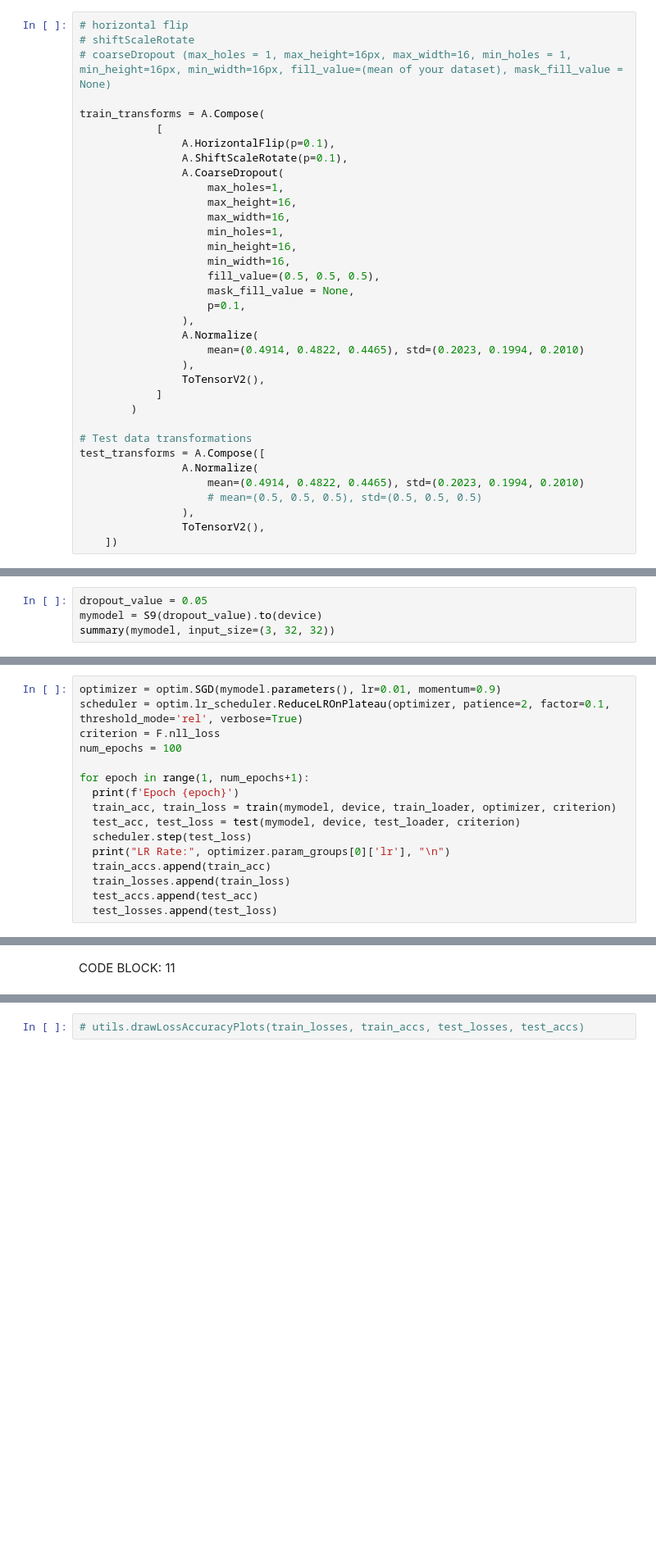
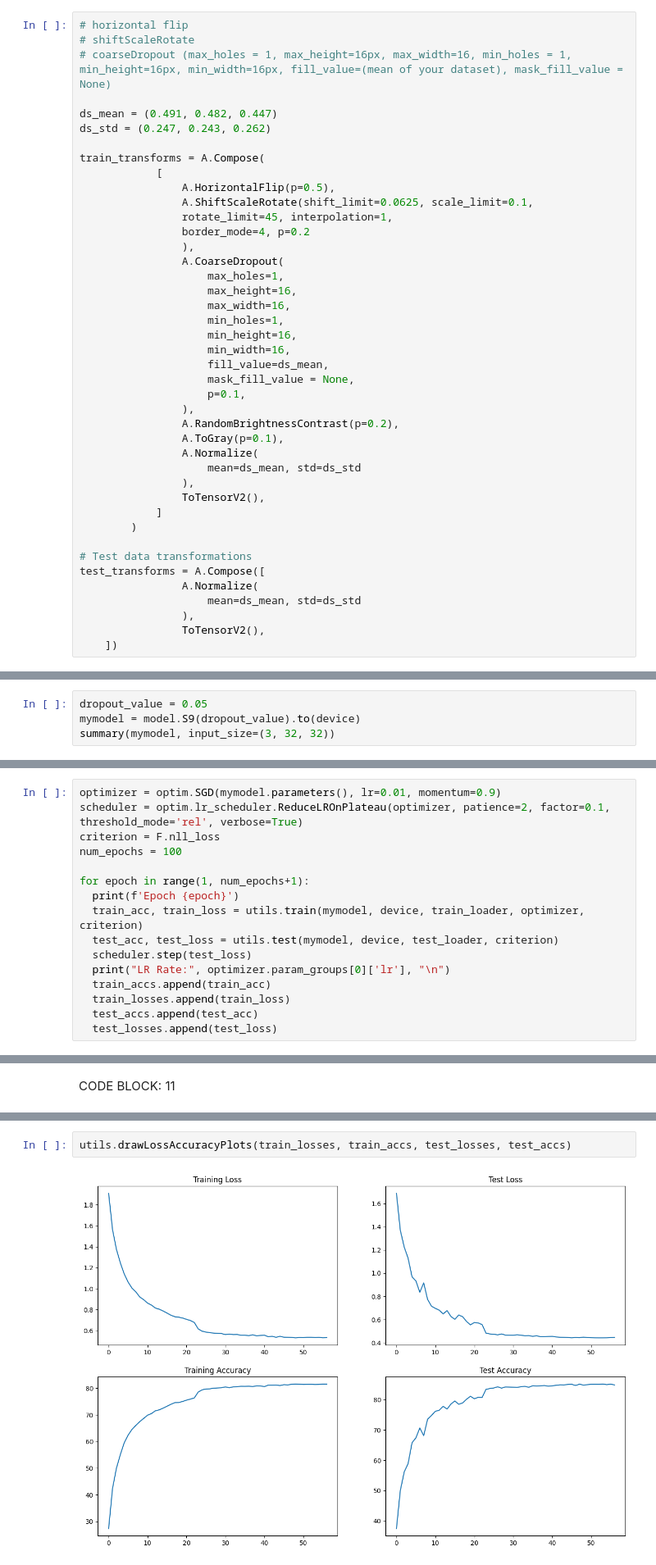
Before and after one commit to ChintanShahDS/S9, a Jupyter notebook: S9.ipynb, the cells around one changed output, grey strips where cells are left out. Shown at 82% size. Drawn from its saved outputs; the diff is of its cells as text; blank space fills up the shorter version.

```diff
--- a/S9.ipynb
+++ b/S9.ipynb
@@ -183,10 +119,16 @@ class Cifar10Dataset(torchvision.datasets.CIFAR10):
 # shiftScaleRotate
 # coarseDropout (max_holes = 1, max_height=16px, max_width=16, min_holes = 1, min_height=16px, min_width=16px, fill_value=(mean of your dataset), mask_fill_value = None)
 
+ds_mean = (0.491, 0.482, 0.447)
+ds_std = (0.247, 0.243, 0.262)
+
 train_transforms = A.Compose(
             [
-                A.HorizontalFlip(p=0.1),
-                A.ShiftScaleRotate(p=0.1),
+                A.HorizontalFlip(p=0.5),
+                A.ShiftScaleRotate(shift_limit=0.0625, scale_limit=0.1,
+                rotate_limit=45, interpolation=1,
+                border_mode=4, p=0.2
+                ),
                 A.CoarseDropout(
                     max_holes=1,
                     max_height=16,
@@ -194,12 +136,14 @@ train_transforms = A.Compose(
                     min_holes=1,
                     min_height=16,
                     min_width=16,
-                    fill_value=(0.5, 0.5, 0.5),
+                    fill_value=ds_mean,
                     mask_fill_value = None,
                     p=0.1,
                 ),
+                A.RandomBrightnessContrast(p=0.2),
+                A.ToGray(p=0.1),
                 A.Normalize(
-                    mean=(0.4914, 0.4822, 0.4465), std=(0.2023, 0.1994, 0.2010)
+                    mean=ds_mean, std=ds_std
                 ),
                 ToTensorV2(),
             ]
@@ -208,8 +152,7 @@ train_transforms = A.Compose(
 # Test data transformations
 test_transforms = A.Compose([
                 A.Normalize(
-                    mean=(0.4914, 0.4822, 0.4465), std=(0.2023, 0.1994, 0.2010)
-                    # mean=(0.5, 0.5, 0.5), std=(0.5, 0.5, 0.5)
+                    mean=ds_mean, std=ds_std
                 ),
                 ToTensorV2(),
     ])
@@ -458,6 +234,6 @@ class S9(nn.Module):
 # %%
 dropout_value = 0.05
-mymodel = S9(dropout_value).to(device)
+mymodel = model.S9(dropout_value).to(device)
 summary(mymodel, input_size=(3, 32, 32))
 # %% [output]
 ----------------------------------------------------------------
@@ -604,8 +261,8 @@ num_epochs = 100
 
 for epoch in range(1, num_epochs+1):
   print(f'Epoch {epoch}')
-  train_acc, train_loss = train(mymodel, device, train_loader, optimizer, criterion)
-  test_acc, test_loss = test(mymodel, device, test_loader, criterion)
+  train_acc, train_loss = utils.train(mymodel, device, train_loader, optimizer, criterion)
+  test_acc, test_loss = utils.test(mymodel, device, test_loader, criterion)
   scheduler.step(test_loss)
   print("LR Rate:", optimizer.param_groups[0]['lr'], "\n")
   train_accs.append(train_acc)
@@ -660,5 +317,7 @@ CODE BLOCK: 11
 - This gives us an understanding of how the accuracy and losses improved over epochs
 - Also helps to understand where we should have stopped the training for optimum results
 # %%
-# utils.drawLossAccuracyPlots(train_losses, train_accs, test_losses, test_accs)
+utils.drawLossAccuracyPlots(train_losses, train_accs, test_losses, test_accs)
+# %% [output]
+[figure, added]
 # %%
```
Also changed, not shown: parts of 15 cells of this notebook.
